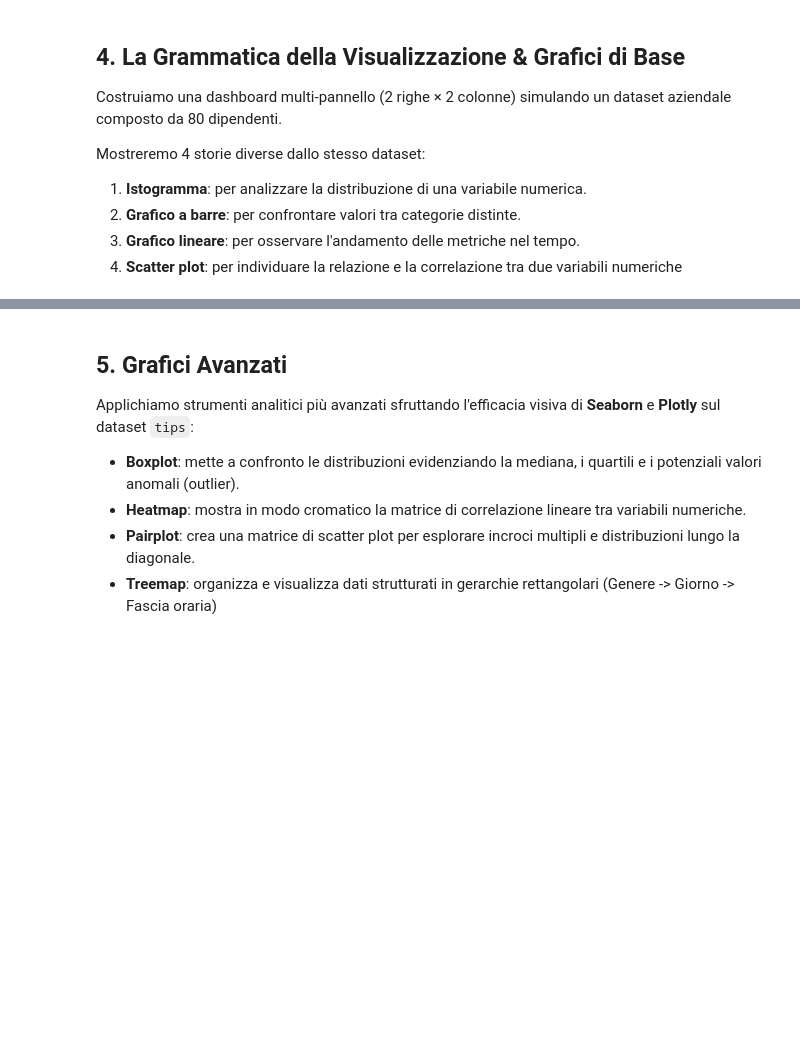
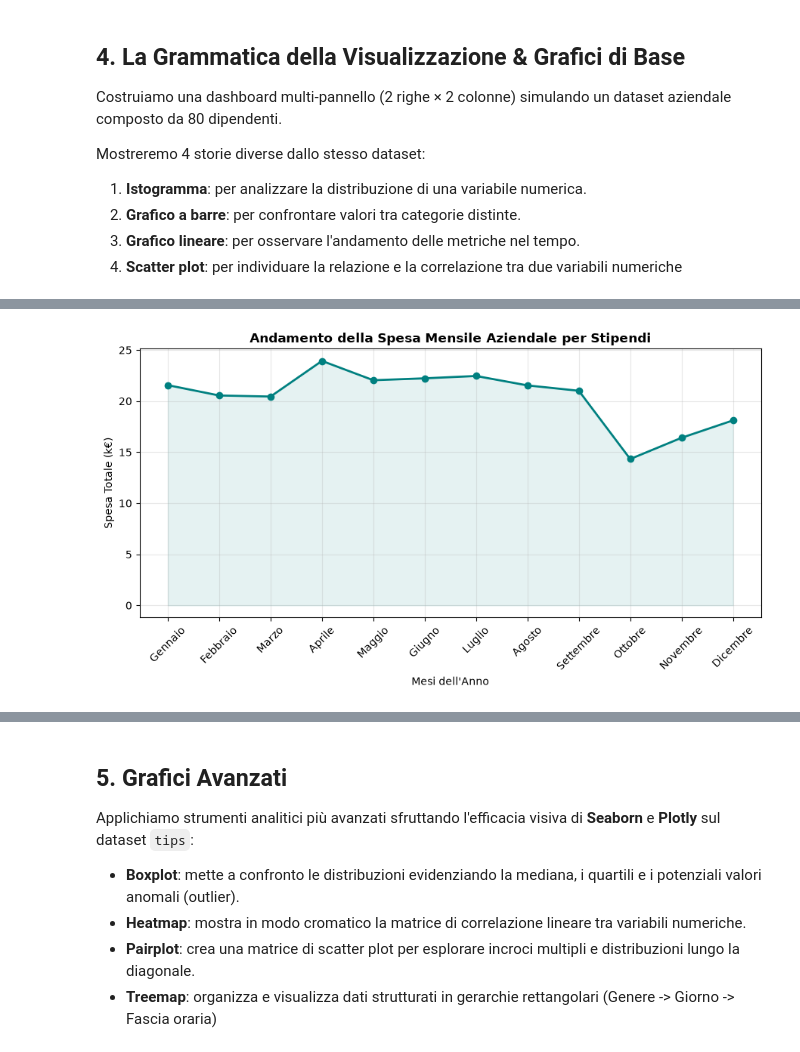
Before and after one commit to EdoardoSpinelli/analisi_dati, a Jupyter notebook: lezione_complete2.ipynb, the cells around one changed output, grey strips where cells are left out. Drawn from its saved outputs; the diff is of its cells as text; code cells hidden in the pictures; blank space fills up the shorter version.

```diff
--- a/lezione_complete2.ipynb
+++ b/lezione_complete2.ipynb
@@ -1006,0 +1020,19 @@ plt.show()
+# %%
+plt.figure(figsize=(9, 5))
+
+# Calcolo della spesa mensile complessiva convertita in k€
+somma_mesi = [df_azienda[df_azienda['Mese'] == m]['Stipendio'].sum() / 1000 for m in mesi_lista]
+
+# Disegno della linea e riempimento dell'area sottostante
+plt.plot(mesi_lista, somma_mesi, marker="o", markersize=6, color="teal", linewidth=2)
+plt.fill_between(mesi_lista, somma_mesi, color="teal", alpha=0.1)
+
+plt.title("Andamento della Spesa Mensile Aziendale per Stipendi", fontsize=12, fontweight="bold")
+plt.xlabel("Mesi dell'Anno")
+plt.ylabel("Spesa Totale (k€)")
+plt.xticks(rotation=45) # Ruota i mesi di 45 gradi per non sovrapporli
+plt.grid(True, alpha=0.3)
+plt.tight_layout()
+plt.show()
+# %% [output]
+[figure, added]
```
Also changed, not shown: parts of 9 cells of this notebook.
